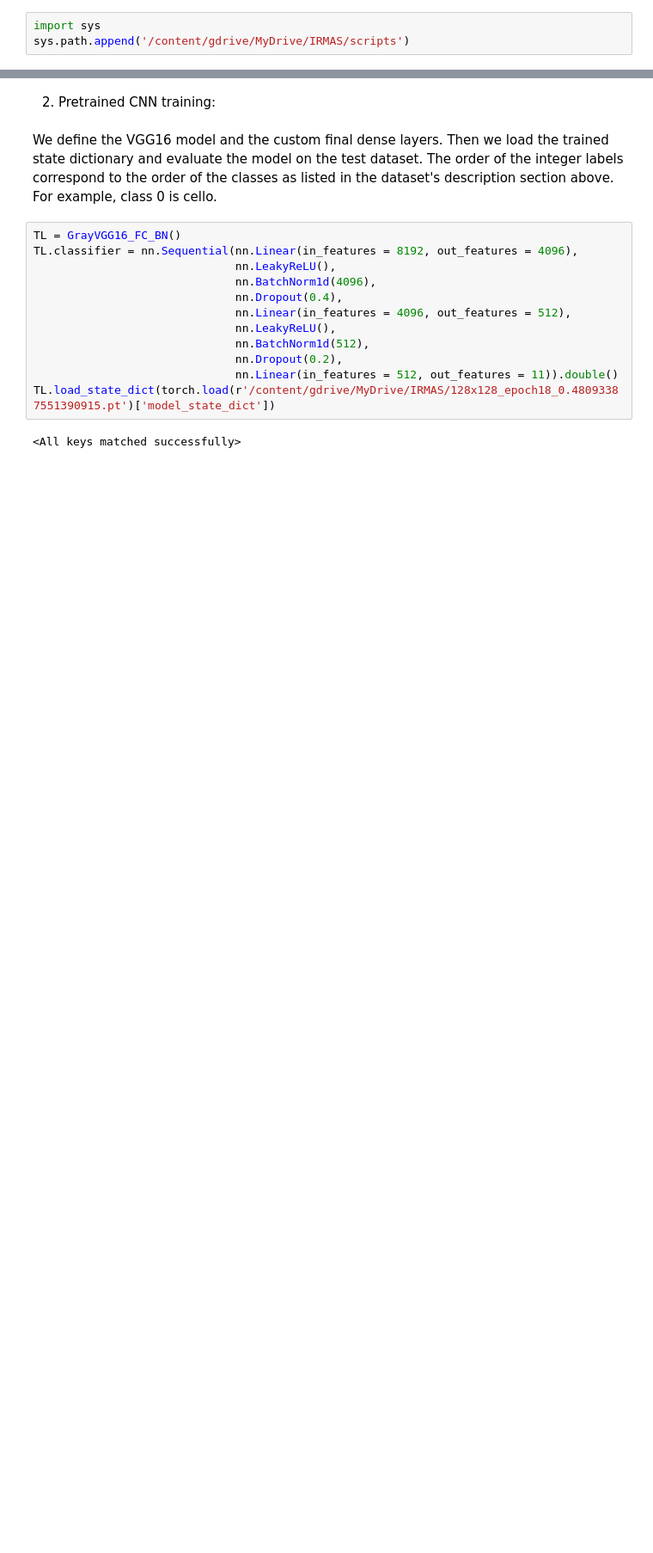
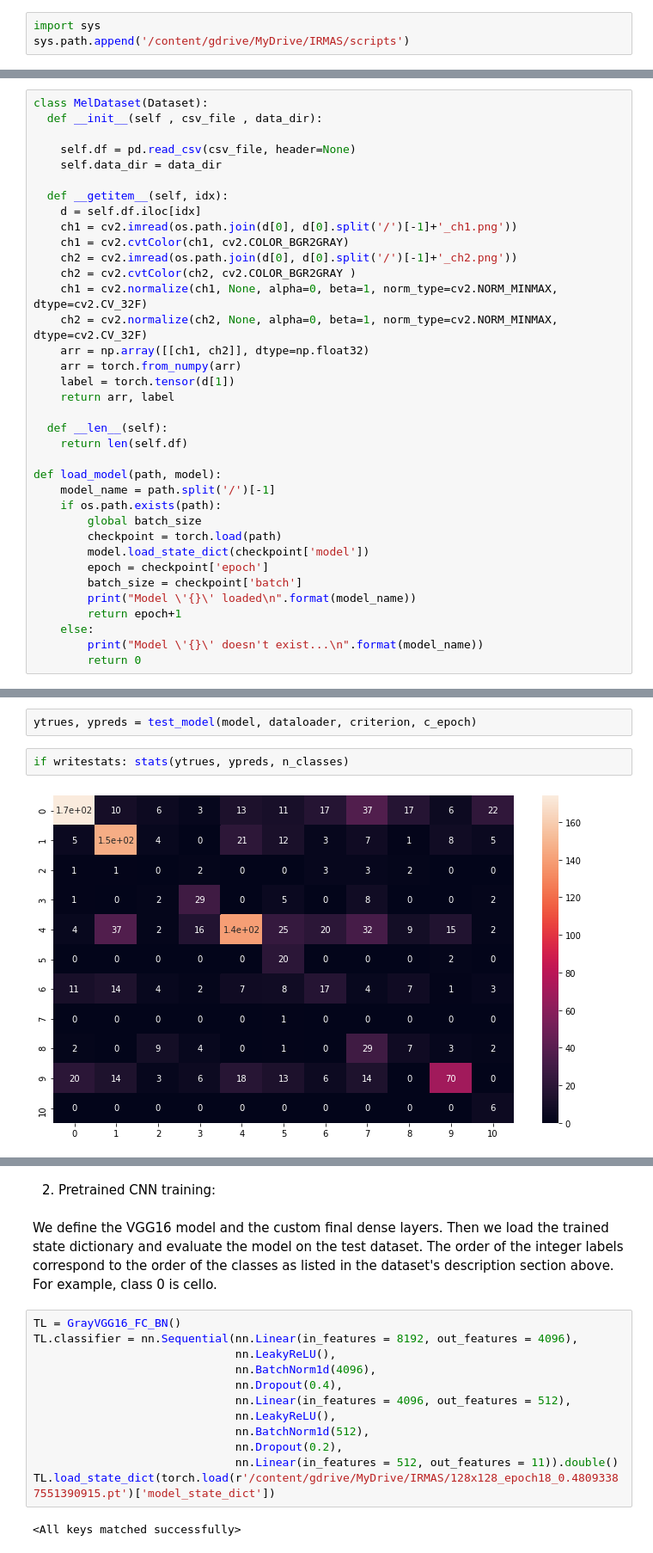
Before and after one commit to MatthewZid/ErgasiaDL, a Jupyter notebook: report.ipynb, the cells around one changed output, grey strips where cells are left out. Shown at 86% size. Drawn from its saved outputs; the diff is of its cells as text; blank space fills up the shorter version.

```diff
--- a/report.ipynb
+++ b/report.ipynb
@@ -221,0 +300,36 @@ sys.path.append('/content/gdrive/MyDrive/IRMAS/scripts')
+# %%
+class MelDataset(Dataset):
+  def __init__(self , csv_file , data_dir):
+
+    self.df = pd.read_csv(csv_file, header=None)
+    self.data_dir = data_dir
+
+  def __getitem__(self, idx):
+    d = self.df.iloc[idx]
+    ch1 = cv2.imread(os.path.join(d[0], d[0].split('/')[-1]+'_ch1.png'))
+    ch1 = cv2.cvtColor(ch1, cv2.COLOR_BGR2GRAY)
+    ch2 = cv2.imread(os.path.join(d[0], d[0].split('/')[-1]+'_ch2.png'))
+    ch2 = cv2.cvtColor(ch2, cv2.COLOR_BGR2GRAY )
+    ch1 = cv2.normalize(ch1, None, alpha=0, beta=1, norm_type=cv2.NORM_MINMAX, dtype=cv2.CV_32F)
+    ch2 = cv2.normalize(ch2, None, alpha=0, beta=1, norm_type=cv2.NORM_MINMAX, dtype=cv2.CV_32F)
+    arr = np.array([[ch1, ch2]], dtype=np.float32)
+    arr = torch.from_numpy(arr)
+    label = torch.tensor(d[1])
+    return arr, label
+
+  def __len__(self):
+    return len(self.df)
+
+def load_model(path, model):
+    model_name = path.split('/')[-1]
+    if os.path.exists(path):
+        global batch_size
+        checkpoint = torch.load(path)
+        model.load_state_dict(checkpoint['model'])
+        epoch = checkpoint['epoch']
+        batch_size = checkpoint['batch']
+        print("Model \'{}\' loaded\n".format(model_name))
+        return epoch+1
+    else:
+        print("Model \'{}\' doesn't exist...\n".format(model_name))
+        return 0
@@ -221,0 +395,6 @@ sys.path.append('/content/gdrive/MyDrive/IRMAS/scripts')
+# %%
+ytrues, ypreds = test_model(model, dataloader, criterion, c_epoch)
+# %%
+if writestats: stats(ytrues, ypreds, n_classes)
+# %% [output]
+[figure, added]
```
Also changed, not shown: parts of 12 cells of this notebook, 1 other file.
